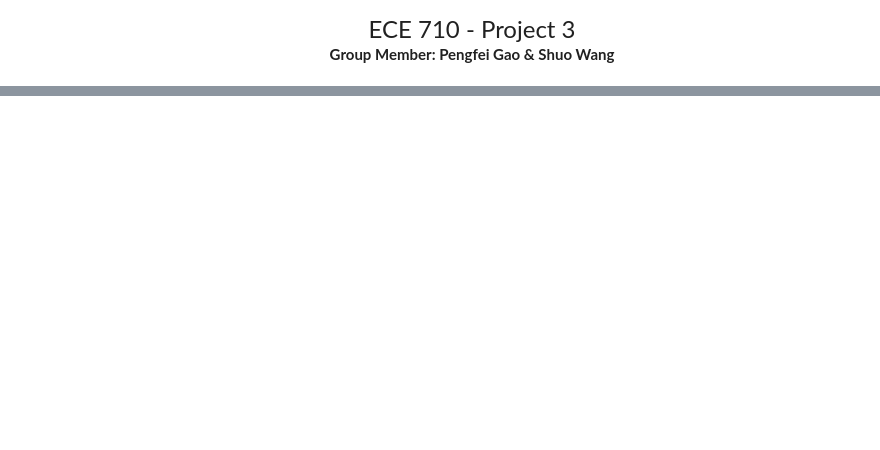
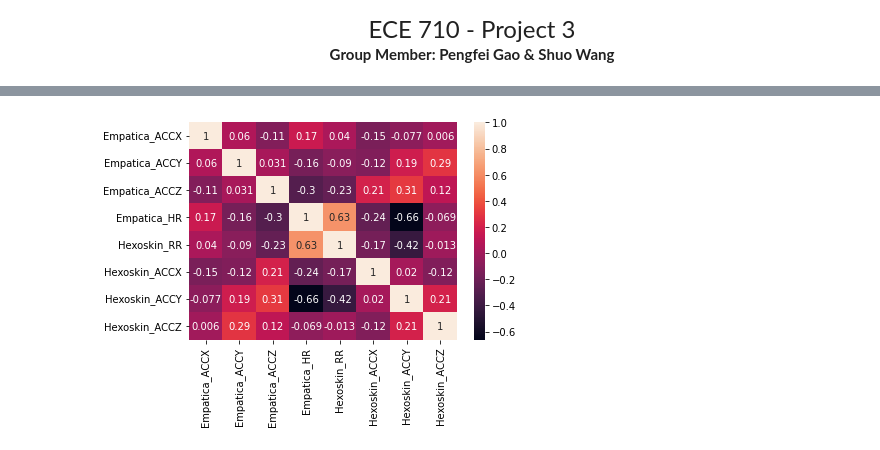
Before and after one commit to Pgao4/Machine_learning_demo, a Jupyter notebook: Heart_Rate.ipynb, the cells around one changed output, grey strips where cells are left out. Saved outputs shown, nothing was run; the diff lists cells and outputs as text; code cells hidden in the pictures; blank space fills up the shorter version.

```diff
--- a/Heart_Rate.ipynb
+++ b/Heart_Rate.ipynb
@@ -42,0 +144,14 @@ Name: Activity, dtype: int64
+# %%
+correlated_features = set()
+for i in range(len(correlation_matrix.columns)):
+    for j in range(i):
+        if abs(correlation_matrix.iloc[i, j]) > 0.85:
+            sum_i = 0
+            sum_j = 0
+            for k in range(len(correlation_matrix.columns)):
+                sum_i += abs(correlation_matrix.iloc[i, k])
+                sum_j += abs(correlation_matrix.iloc[j, k])
+            if sum_i > sum_j:
+              correlated_features.add(correlation_matrix.columns[i])
+            else:
+              correlated_features.add(correlation_matrix.columns[j])
@@ -42,0 +162,4 @@ Name: Activity, dtype: int64
+# %%
+#delete highly correlated features
+downsample_df.drop(labels=correlated_features, axis=1, inplace=True)
+downsample_df.head()
@@ -42,0 +173,7 @@ Name: Activity, dtype: int64
+# %%
+#check correlations
+correlation_matrix = downsample_df.iloc[:, 0:8].corr()
+sns.heatmap(correlation_matrix, annot=True)
+plt.show()
+# %% [output]
+[figure, added]
```
Also changed, not shown: parts of 42 cells of this notebook.
